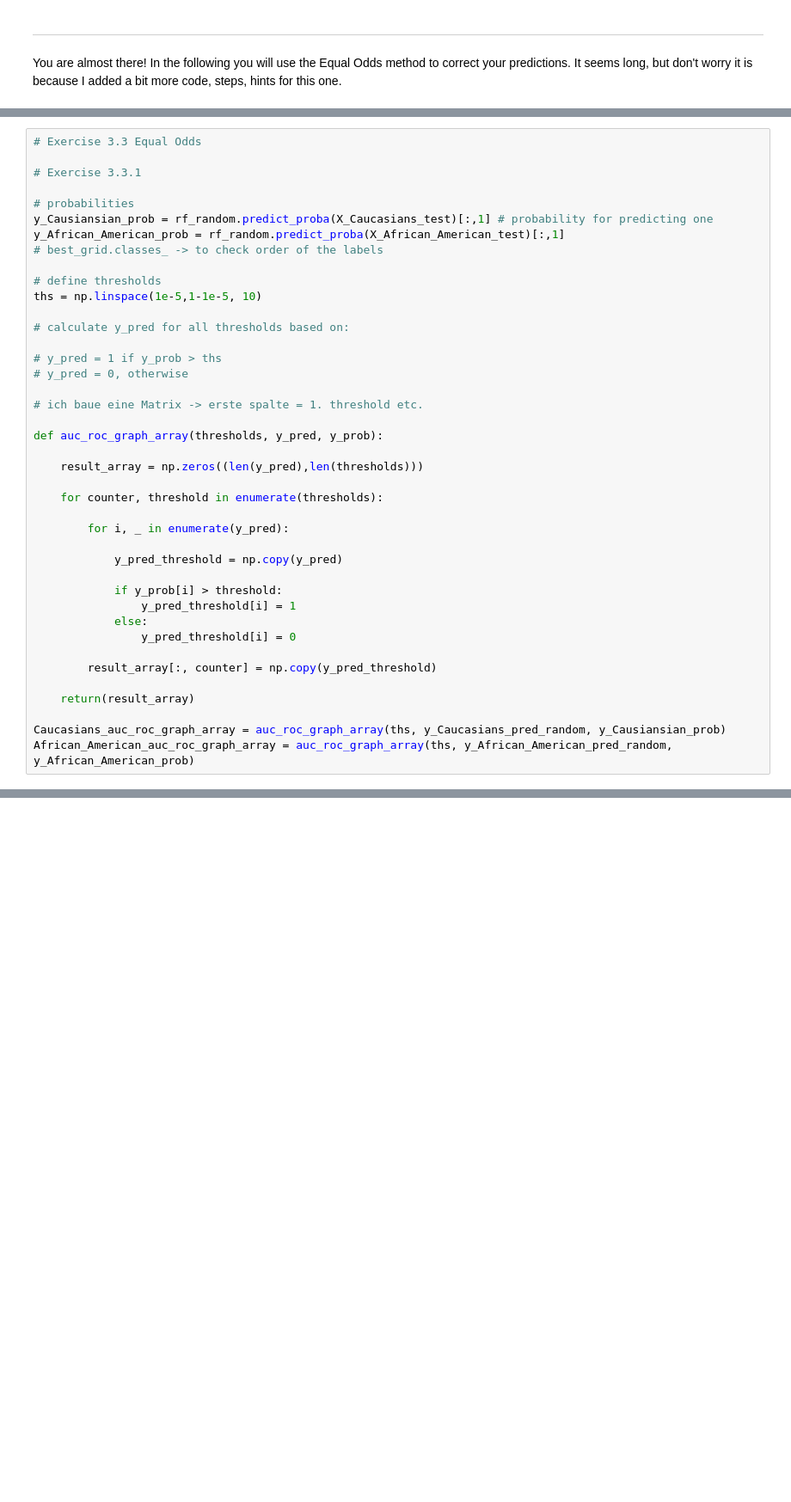
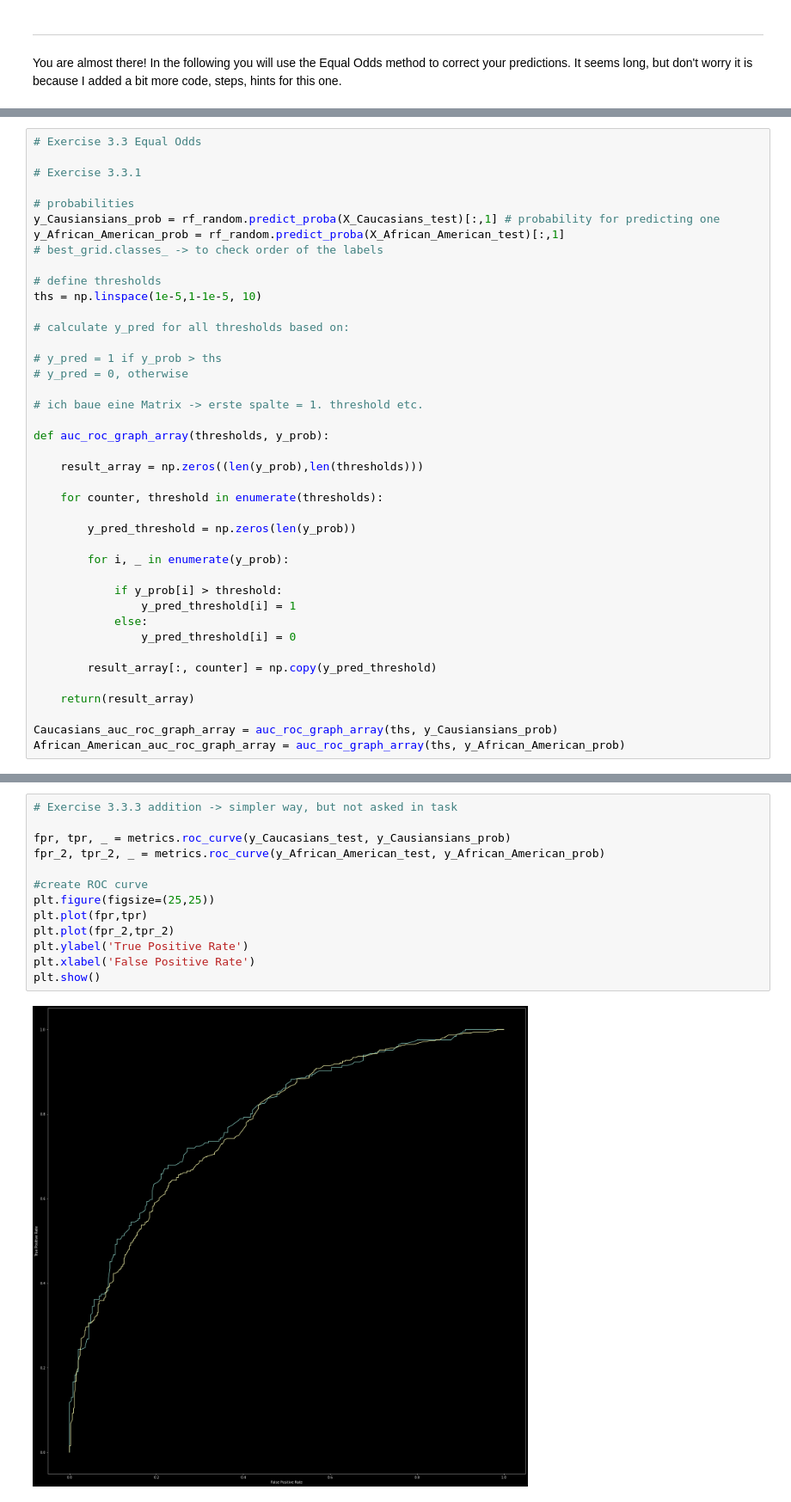
Before and after one commit to player1s/SocialDataWithTheBESTGroupEver, a Jupyter notebook: lectures/Week7.ipynb, the cells around one changed output, grey strips where cells are left out. Shown at 86% size. Cells and saved outputs as stored; diff of their text form; blank space fills up the shorter version.

```diff
--- a/lectures/Week7.ipynb
+++ b/lectures/Week7.ipynb
@@ -783,7 +782,7 @@ You are almost there! In the following you will use the Equal Odds method to cor
 # Exercise 3.3.1
 
 # probabilities
-y_Causiansian_prob = rf_random.predict_proba(X_Caucasians_test)[:,1] # probability for predicting one
+y_Causiansians_prob = rf_random.predict_proba(X_Caucasians_test)[:,1] # probability for predicting one
 y_African_American_prob = rf_random.predict_proba(X_African_American_test)[:,1]
 # best_grid.classes_ -> to check order of the labels
 
@@ -797,15 +796,15 @@ ths = np.linspace(1e-5,1-1e-5, 10)
 
 # ich baue eine Matrix -> erste spalte = 1. threshold etc.
 
-def auc_roc_graph_array(thresholds, y_pred, y_prob):
+def auc_roc_graph_array(thresholds, y_prob):
 
-    result_array = np.zeros((len(y_pred),len(thresholds)))
+    result_array = np.zeros((len(y_prob),len(thresholds)))
 
     for counter, threshold in enumerate(thresholds):
 
-        for i, _ in enumerate(y_pred):
+        y_pred_threshold = np.zeros(len(y_prob))
 
-            y_pred_threshold = np.copy(y_pred)
+        for i, _ in enumerate(y_prob):
 
             if y_prob[i] > threshold:
                 y_pred_threshold[i] = 1
@@ -816,8 +815,8 @@ def auc_roc_graph_array(thresholds, y_pred, y_prob):
 
     return(result_array)
 
-Caucasians_auc_roc_graph_array = auc_roc_graph_array(ths, y_Caucasians_pred_random, y_Causiansian_prob)
-African_American_auc_roc_graph_array = auc_roc_graph_array(ths, y_African_American_pred_random, y_African_American_prob)
+Caucasians_auc_roc_graph_array = auc_roc_graph_array(ths, y_Causiansians_prob)
+African_American_auc_roc_graph_array = auc_roc_graph_array(ths, y_African_American_prob)
 # %%
 # Exercise 3.3.2
 
@@ -872,0 +993,15 @@ FPR African_American: [0.40879121 0.40879121 0.40879121 0.40879121 0.40879121 0.
+# %%
+# Exercise 3.3.3 addition -> simpler way, but not asked in task
+
+fpr, tpr, _ = metrics.roc_curve(y_Caucasians_test, y_Causiansians_prob)
+fpr_2, tpr_2, _ = metrics.roc_curve(y_African_American_test, y_African_American_prob)
+
+#create ROC curve
+plt.figure(figsize=(25,25))
+plt.plot(fpr,tpr)
+plt.plot(fpr_2,tpr_2)
+plt.ylabel('True Positive Rate')
+plt.xlabel('False Positive Rate')
+plt.show()
+# %% [output]
+[figure, added]
```
Also changed, not shown: parts of 9 cells of this notebook.
